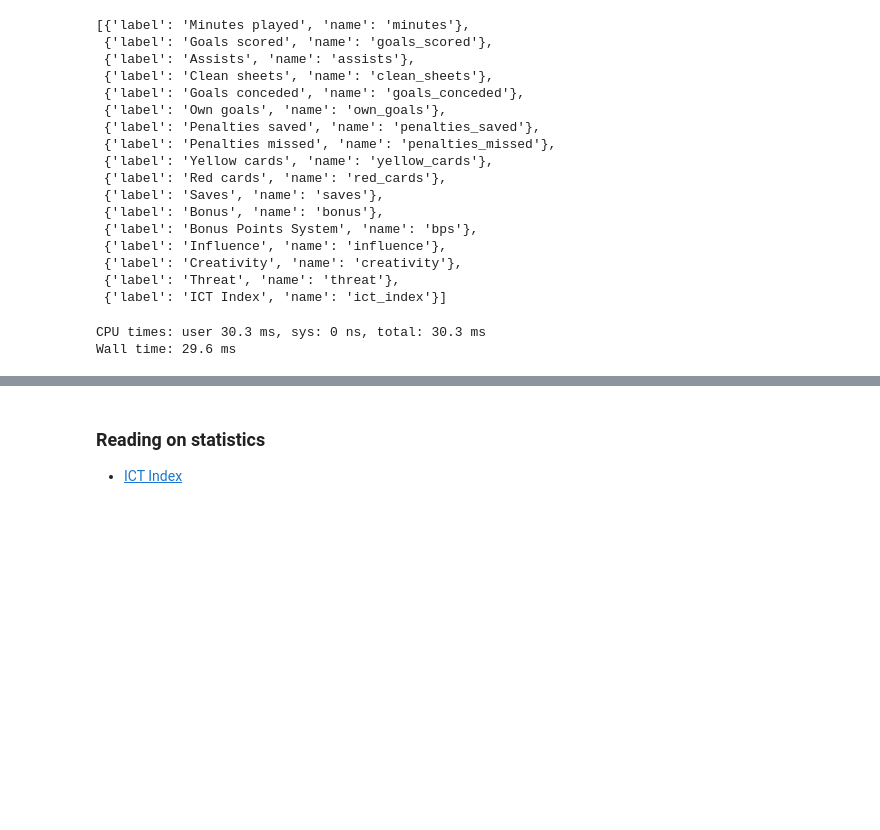
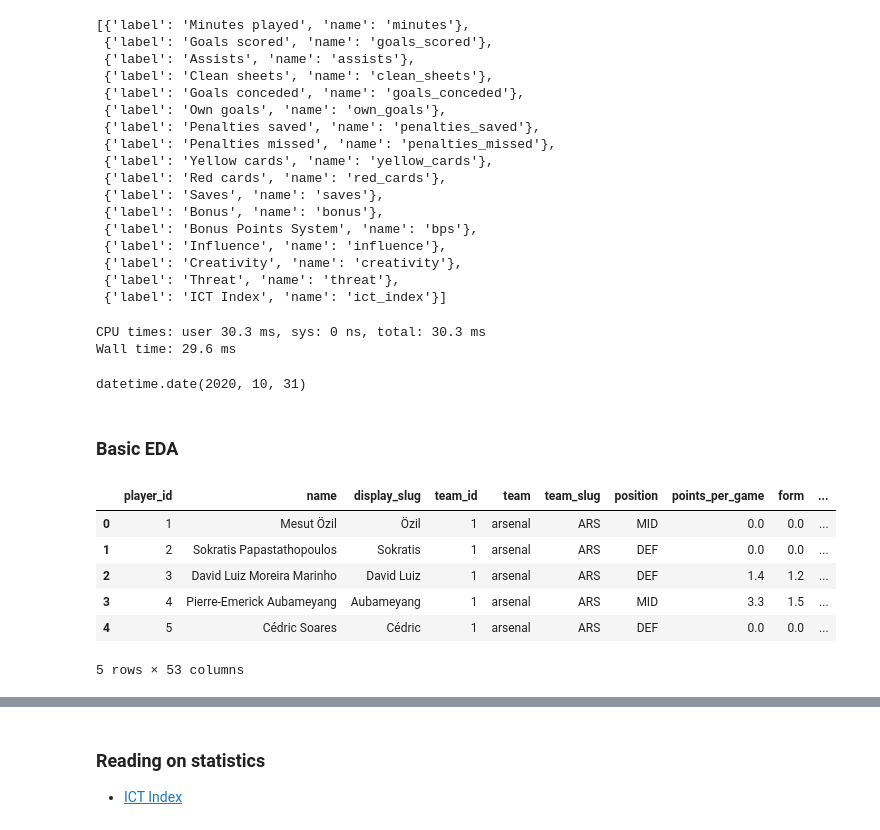
Before and after one commit to pratos/fpl-stats, a Jupyter notebook: src/notebooks/data-sources-combined.ipynb, the cells around one changed output, grey strips where cells are left out. Drawn from its saved outputs; the diff is of its cells as text; code cells hidden in the pictures; blank space fills up the shorter version.

```diff
--- a/src/notebooks/data-sources-combined.ipynb
+++ b/src/notebooks/data-sources-combined.ipynb
@@ -701,4 +701,8 @@ Wall time: 29.6 ms
 fpl_player_stats_df = pd.DataFrame.from_dict(fpl_player_stats)
 # %%
 FPL_DATA = Path("../../data/fpl-data")
+# %%
+date.today()
+# %% [output]
+datetime.date(2020, 10, 31)
 # %%
@@ -708,0 +713,12 @@ fpl_player_stats_df.to_csv(FPL_DATA / f"{t_now}.csv")
+# %% [markdown]
+### Basic EDA
+# %%
+fpl_player_stats_df.head()
+# %% [output]
+|  | player_id | name | display_slug | team_id | team | team_slug | position | points_per_game | form | ... |
+| 0 | 1 | Mesut Özil | Özil | 1 | arsenal | ARS | MID | 0.0 | 0.0 | ... |
+| 1 | 2 | Sokratis Papastathopoulos | Sokratis | 1 | arsenal | ARS | DEF | 0.0 | 0.0 | ... |
+| 2 | 3 | David Luiz Moreira Marinho | David Luiz | 1 | arsenal | ARS | DEF | 1.4 | 1.2 | ... |
+| 3 | 4 | Pierre-Emerick Aubameyang | Aubameyang | 1 | arsenal | ARS | MID | 3.3 | 1.5 | ... |
+| 4 | 5 | Cédric Soares | Cédric | 1 | arsenal | ARS | DEF | 0.0 | 0.0 | ... |
+5 rows × 53 columns
```
Also changed, not shown: parts of 4 cells of this notebook.
